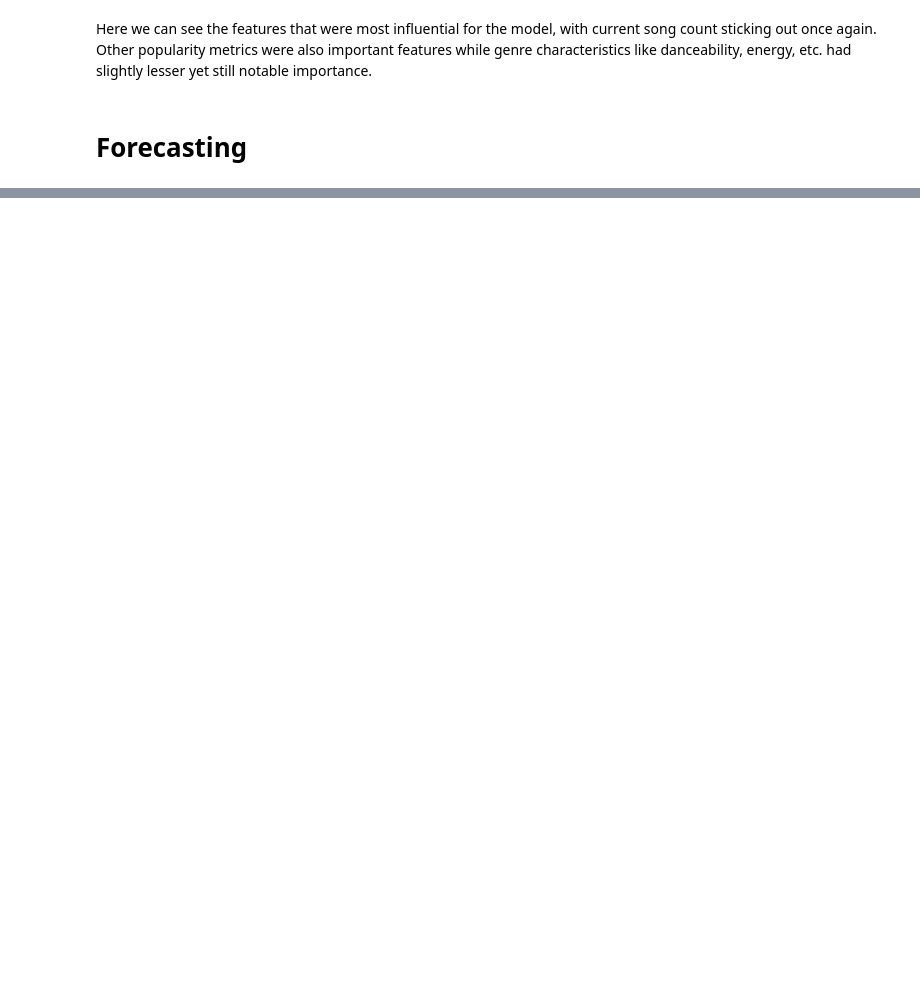
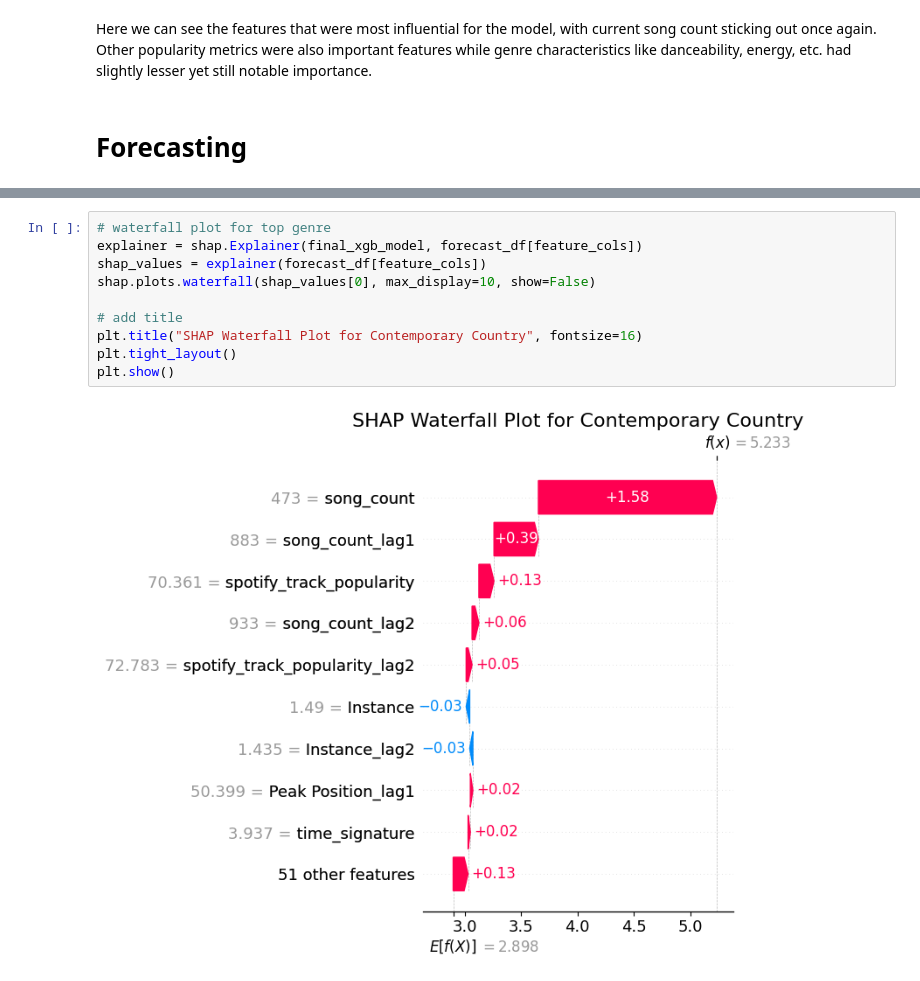
Before and after one commit to dcsajdak/MusicGenreTrends, a Jupyter notebook: MusicTrendForecasting.ipynb, the cells around one changed output, grey strips where cells are left out. Drawn from its saved outputs; the diff is of its cells as text; blank space fills up the shorter version.

```diff
--- a/MusicTrendForecasting.ipynb
+++ b/MusicTrendForecasting.ipynb
@@ -689,0 +769,12 @@ Here we can see the features that were most influential for the model, with curr
+# %%
+# waterfall plot for top genre
+explainer = shap.Explainer(final_xgb_model, forecast_df[feature_cols])
+shap_values = explainer(forecast_df[feature_cols])
+shap.plots.waterfall(shap_values[0], max_display=10, show=False)
+
+# add title
+plt.title("SHAP Waterfall Plot for Contemporary Country", fontsize=16)
+plt.tight_layout()
+plt.show()
+# %% [output]
+[figure, added]
```
Also changed, not shown: parts of 10 cells of this notebook.
